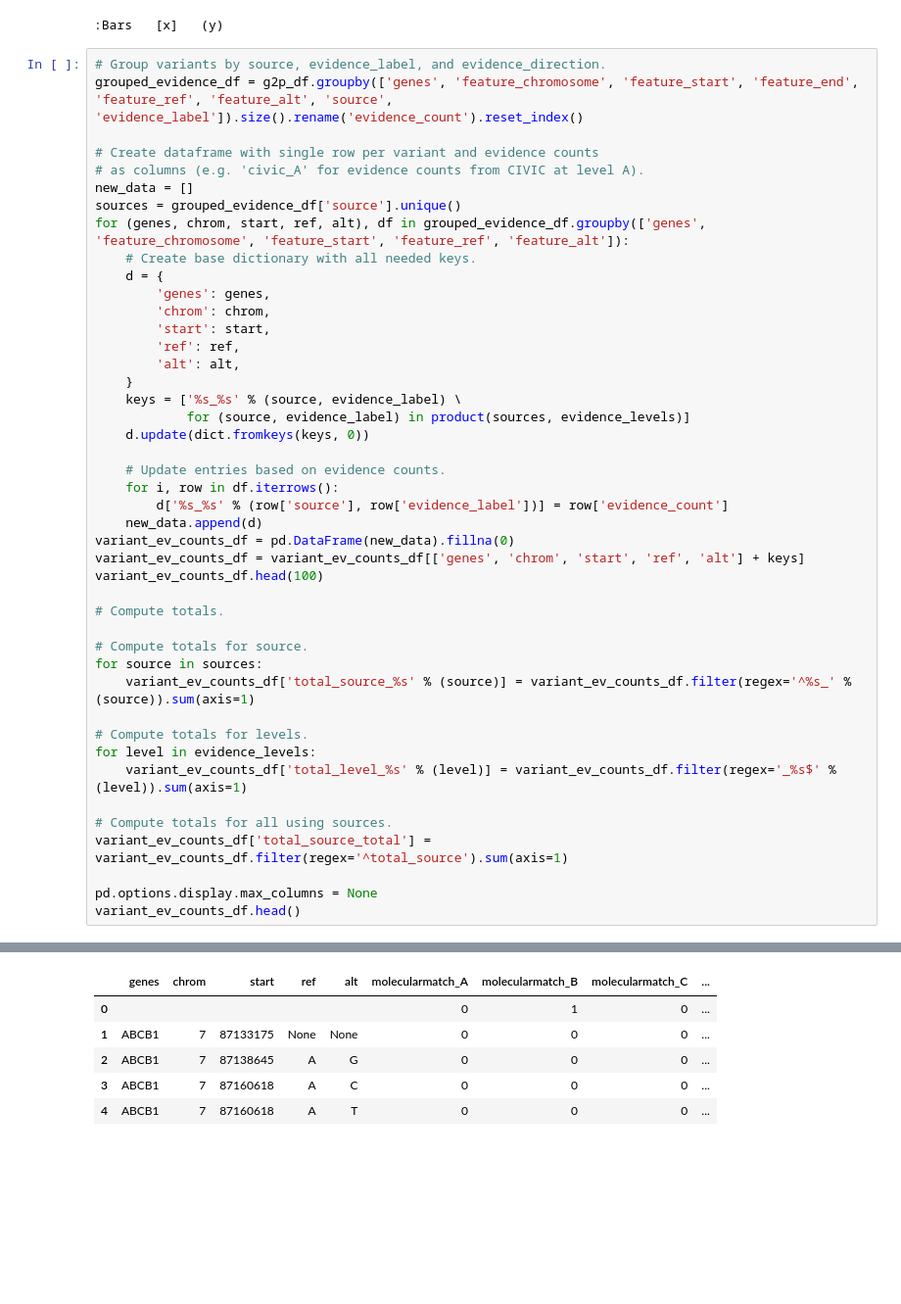
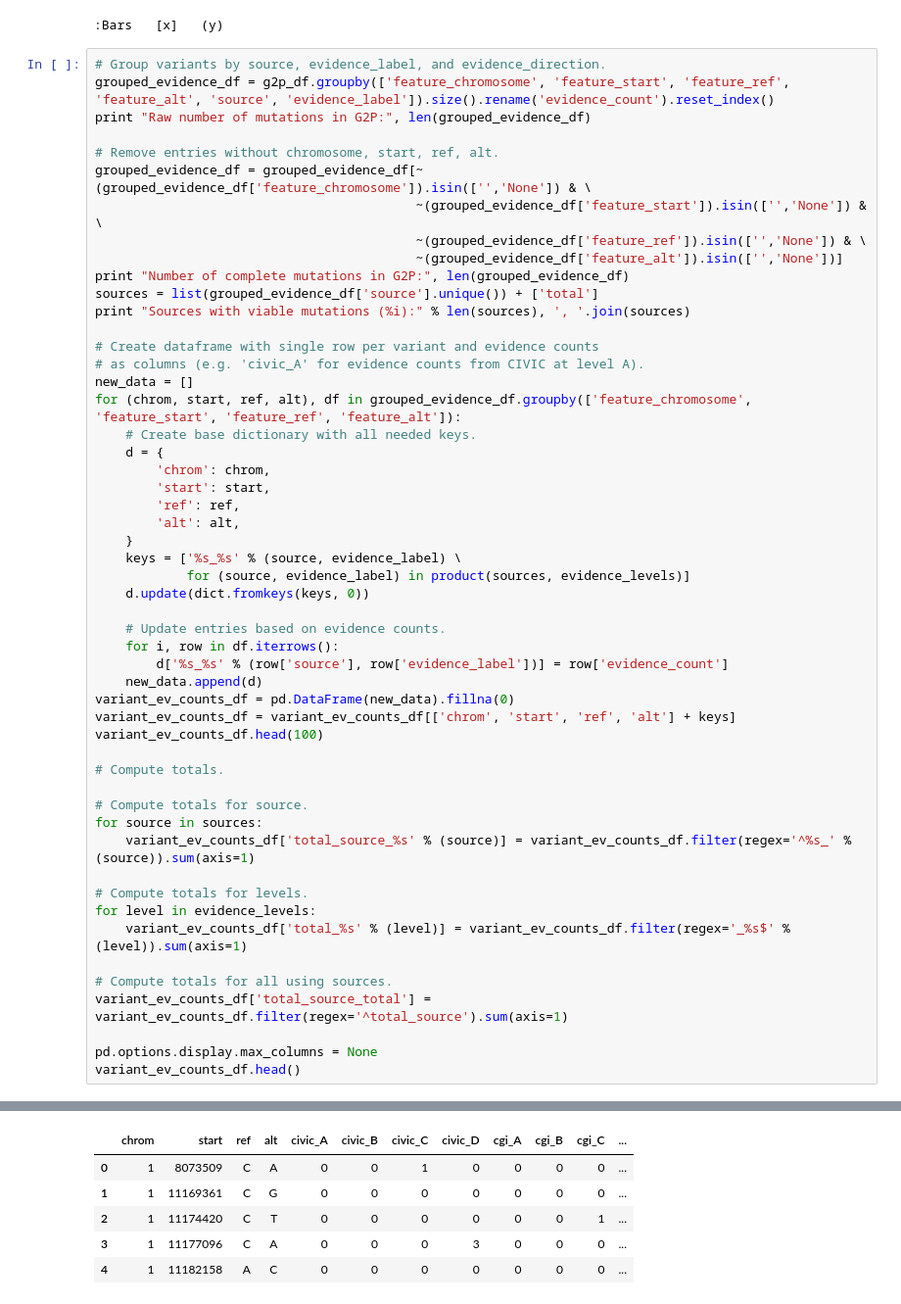
Before and after one commit to ohsu-comp-bio/g2p-aggregator, a Jupyter notebook: GENIE_Analysis.ipynb, the cells around one changed output, grey strips where cells are left out. Shown at 98% size. Cells and saved outputs as stored; diff of their text form; blank space fills up the shorter version.

```diff
--- a/GENIE_Analysis.ipynb
+++ b/GENIE_Analysis.ipynb
@@ -119,16 +121,24 @@ histogram(genie_variants, 'Tumor_Sample_Barcode', bins=range(1, 40))
 :Bars   [x]   (y)
 # %%
 # Group variants by source, evidence_label, and evidence_direction.
-grouped_evidence_df = g2p_df.groupby(['genes', 'feature_chromosome', 'feature_start', 'feature_end', 'feature_ref', 'feature_alt', 'source', 'evidence_label']).size().rename('evidence_count').reset_index()
+grouped_evidence_df = g2p_df.groupby(['feature_chromosome', 'feature_start', 'feature_ref', 'feature_alt', 'source', 'evidence_label']).size().rename('evidence_count').reset_index()
+print "Raw number of mutations in G2P:", len(grouped_evidence_df)
+
+# Remove entries without chromosome, start, ref, alt.
+grouped_evidence_df = grouped_evidence_df[~(grouped_evidence_df['feature_chromosome']).isin(['','None']) & \
+                                          ~(grouped_evidence_df['feature_start']).isin(['','None']) & \
+                                          ~(grouped_evidence_df['feature_ref']).isin(['','None']) & \
+                                          ~(grouped_evidence_df['feature_alt']).isin(['','None'])]
+print "Number of complete mutations in G2P:", len(grouped_evidence_df)
+sources = list(grouped_evidence_df['source'].unique()) + ['total']
+print "Sources with viable mutations (%i):" % len(sources), ', '.join(sources)
 
 # Create dataframe with single row per variant and evidence counts
 # as columns (e.g. 'civic_A' for evidence counts from CIVIC at level A).
 new_data = []
-sources = grouped_evidence_df['source'].unique()
-for (genes, chrom, start, ref, alt), df in grouped_evidence_df.groupby(['genes', 'feature_chromosome', 'feature_start', 'feature_ref', 'feature_alt']):
+for (chrom, start, ref, alt), df in grouped_evidence_df.groupby(['feature_chromosome', 'feature_start', 'feature_ref', 'feature_alt']):
     # Create base dictionary with all needed keys.
     d = {
-        'genes': genes,
         'chrom': chrom,
         'start': start,
         'ref': ref,
@@ -143,7 +153,7 @@ for (genes, chrom, start, ref, alt), df in grouped_evidence_df.groupby(['genes',
         d['%s_%s' % (row['source'], row['evidence_label'])] = row['evidence_count']
     new_data.append(d)
 variant_ev_counts_df = pd.DataFrame(new_data).fillna(0)
-variant_ev_counts_df = variant_ev_counts_df[['genes', 'chrom', 'start', 'ref', 'alt'] + keys]
+variant_ev_counts_df = variant_ev_counts_df[['chrom', 'start', 'ref', 'alt'] + keys]
 variant_ev_counts_df.head(100)
 
 # Compute totals.
@@ -154,7 +164,7 @@ for source in sources:
 
 # Compute totals for levels.
 for level in evidence_levels:
-    variant_ev_counts_df['total_level_%s' % (level)] = variant_ev_counts_df.filter(regex='_%s$' % (level)).sum(axis=1)
+    variant_ev_counts_df['total_%s' % (level)] = variant_ev_counts_df.filter(regex='_%s$' % (level)).sum(axis=1)
 
 # Compute totals for all using sources.
 variant_ev_counts_df['total_source_total'] = variant_ev_counts_df.filter(regex='^total_source').sum(axis=1)
@@ -165,9 +178,9 @@ variant_ev_counts_df.head()
-|  | genes | chrom | start | ref | alt | molecularmatch_A | molecularmatch_B | molecularmatch_C | ... |
-| 0 |  |  |  |  |  | 0 | 1 | 0 | ... |
-| 1 | ABCB1 | 7 | 87133175 | None | None | 0 | 0 | 0 | ... |
-| 2 | ABCB1 | 7 | 87138645 | A | G | 0 | 0 | 0 | ... |
-| 3 | ABCB1 | 7 | 87160618 | A | C | 0 | 0 | 0 | ... |
-| 4 | ABCB1 | 7 | 87160618 | A | T | 0 | 0 | 0 | ... |
+|  | chrom | start | ref | alt | civic_A | civic_B | civic_C | civic_D | cgi_A | cgi_B | cgi_C | ... |
+| 0 | 1 | 8073509 | C | A | 0 | 0 | 1 | 0 | 0 | 0 | 0 | ... |
+| 1 | 1 | 11169361 | C | G | 0 | 0 | 0 | 0 | 0 | 0 | 0 | ... |
+| 2 | 1 | 11174420 | C | T | 0 | 0 | 0 | 0 | 0 | 0 | 1 | ... |
+| 3 | 1 | 11177096 | C | A | 0 | 0 | 0 | 3 | 0 | 0 | 0 | ... |
+| 4 | 1 | 11182158 | A | C | 0 | 0 | 0 | 0 | 0 | 0 | 0 | ... |
 # %%
 # Annotate GENIE variants with evidence counts.
 annotated_genie_variants = pd.merge(genie_variants, variant_ev_counts_df, how='left',
```
Also changed, not shown: parts of 8 cells of this notebook.
